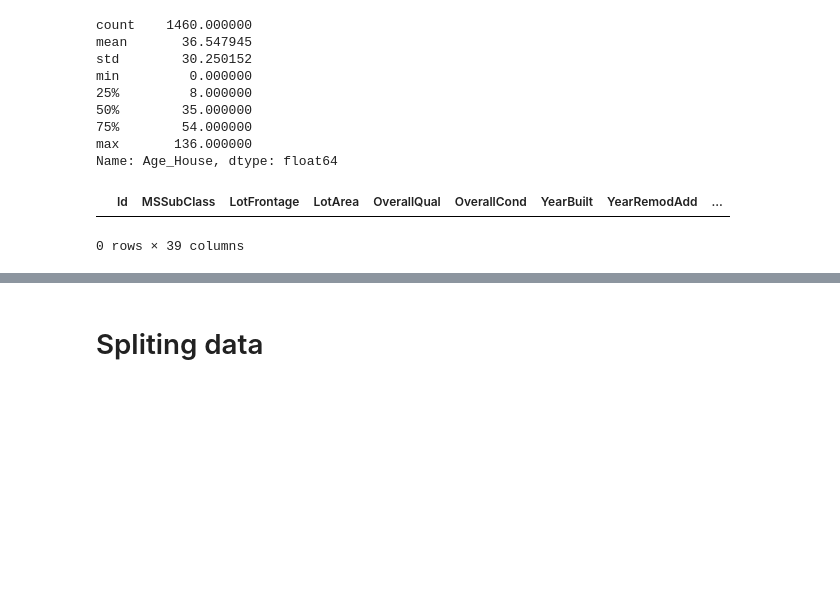
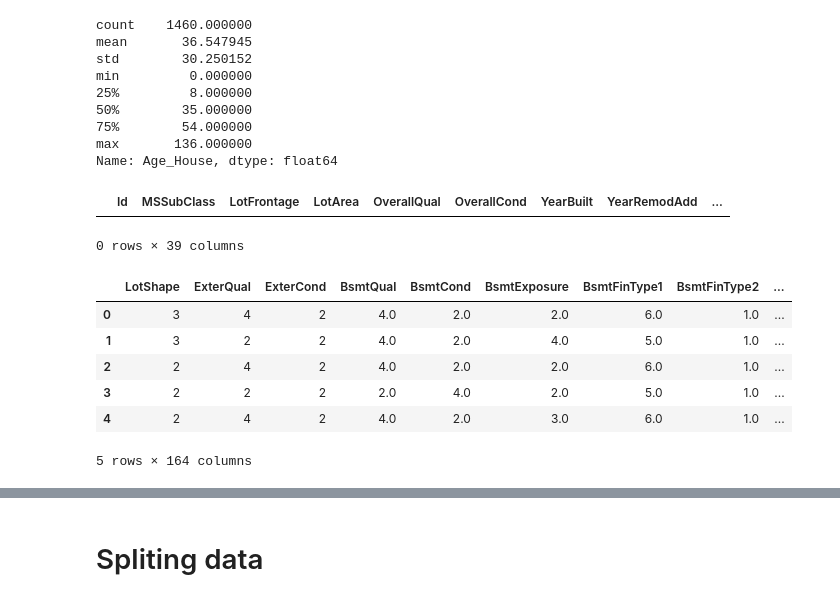
Before and after one commit to TKQhena/MLG_Assignment_1, a Jupyter notebook: example1.ipynb, the cells around one changed output, grey strips where cells are left out. Cells and saved outputs as stored; diff of their text form; code cells hidden in the pictures; blank space fills up the shorter version.

```diff
--- a/example1.ipynb
+++ b/example1.ipynb
@@ -269,3 +269,39 @@ Negatif
 # %% [output]
 |  | Id | MSSubClass | LotFrontage | LotArea | OverallQual | OverallCond | YearBuilt | YearRemodAdd | ... |
 0 rows × 39 columns
+# %%
+# Encoding categorical features
+bin_map  = {'TA':2,'Gd':3, 'Fa':1,'Ex':4,'Po':1,'None':0,'Y':1,'N':0,'Reg':3,'IR1':2,'IR2':1,'IR3':0,"None" : 0,
+            "No" : 2, "Mn" : 2, "Av": 3,"Gd" : 4,"Unf" : 1, "LwQ": 2, "Rec" : 3,"BLQ" : 4, "ALQ" : 5, "GLQ" : 6
+            }
+object_columns_df['ExterQual'] = object_columns_df['ExterQual'].map(bin_map)
+object_columns_df['ExterCond'] = object_columns_df['ExterCond'].map(bin_map)
+object_columns_df['BsmtCond'] = object_columns_df['BsmtCond'].map(bin_map)
+object_columns_df['BsmtQual'] = object_columns_df['BsmtQual'].map(bin_map)
+object_columns_df['HeatingQC'] = object_columns_df['HeatingQC'].map(bin_map)
+object_columns_df['KitchenQual'] = object_columns_df['KitchenQual'].map(bin_map)
+object_columns_df['FireplaceQu'] = object_columns_df['FireplaceQu'].map(bin_map)
+object_columns_df['GarageQual'] = object_columns_df['GarageQual'].map(bin_map)
+object_columns_df['GarageCond'] = object_columns_df['GarageCond'].map(bin_map)
+object_columns_df['CentralAir'] = object_columns_df['CentralAir'].map(bin_map)
+object_columns_df['LotShape'] = object_columns_df['LotShape'].map(bin_map)
+object_columns_df['BsmtExposure'] = object_columns_df['BsmtExposure'].map(bin_map)
+object_columns_df['BsmtFinType1'] = object_columns_df['BsmtFinType1'].map(bin_map)
+object_columns_df['BsmtFinType2'] = object_columns_df['BsmtFinType2'].map(bin_map)
+
+PavedDrive =   {"N" : 0, "P" : 1, "Y" : 2}
+object_columns_df['PavedDrive'] = object_columns_df['PavedDrive'].map(PavedDrive)
+# %%
+# Hot encoding
+rest_object_columns = object_columns_df.select_dtypes(include=['object'])
+
+object_columns_df = pd.get_dummies(object_columns_df, columns=rest_object_columns.columns)
+object_columns_df.head()
+# %% [output]
+|  | LotShape | ExterQual | ExterCond | BsmtQual | BsmtCond | BsmtExposure | BsmtFinType1 | BsmtFinType2 | ... |
+| 0 | 3 | 4 | 2 | 4.0 | 2.0 | 2.0 | 6.0 | 1.0 | ... |
+| 1 | 3 | 2 | 2 | 4.0 | 2.0 | 4.0 | 5.0 | 1.0 | ... |
+| 2 | 2 | 4 | 2 | 4.0 | 2.0 | 2.0 | 6.0 | 1.0 | ... |
+| 3 | 2 | 2 | 2 | 2.0 | 4.0 | 2.0 | 5.0 | 1.0 | ... |
+| 4 | 2 | 4 | 2 | 4.0 | 2.0 | 3.0 | 6.0 | 1.0 | ... |
+5 rows × 164 columns
```
Also changed, not shown: parts of 3 cells of this notebook.
